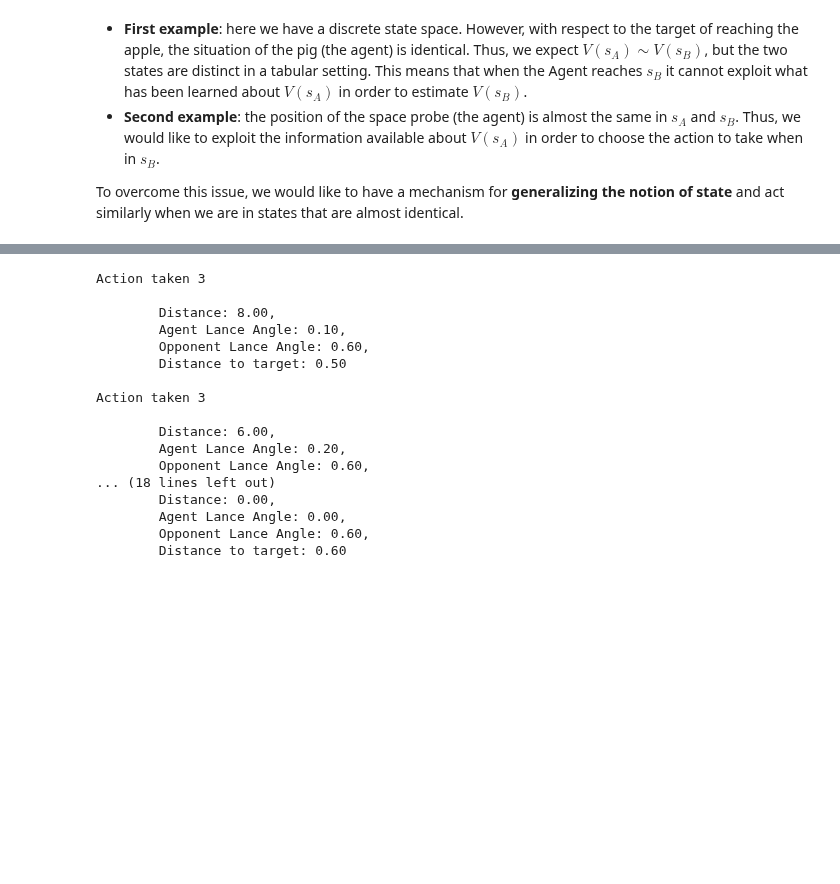
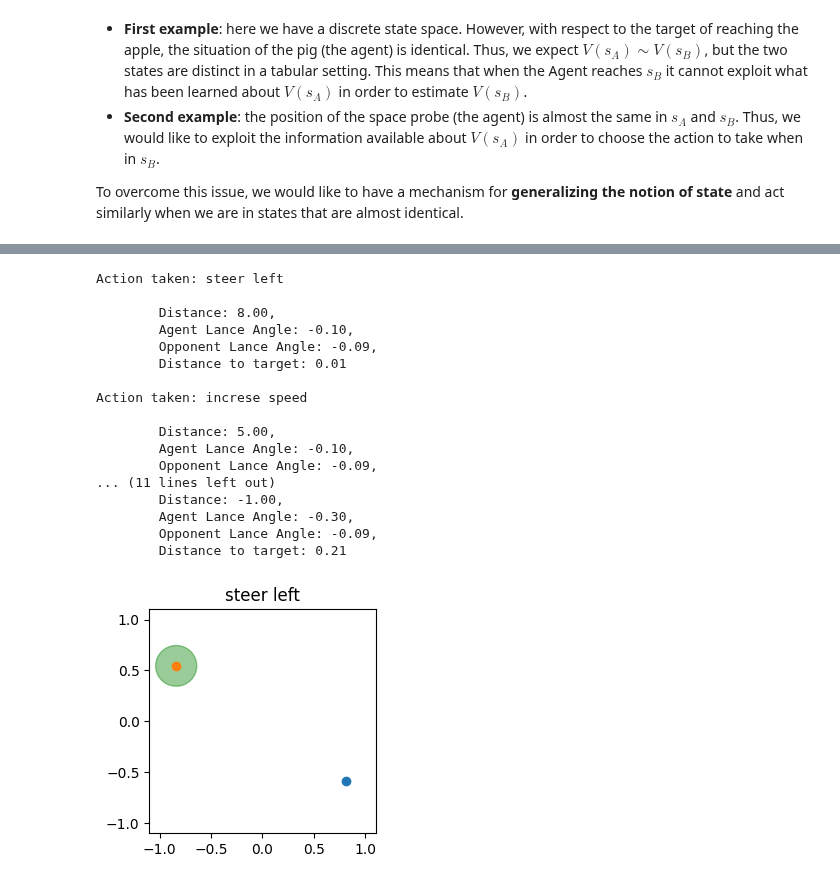
Before and after one commit to afflint/rlcoding, a Jupyter notebook: 2024-25/L2.0-value-function-approximation.ipynb, the cells around one changed output, grey strips where cells are left out. Drawn from its saved outputs; the diff is of its cells as text; code cells hidden in the pictures; blank space fills up the shorter version.

```diff
--- a/2024-25/L2.0-value-function-approximation.ipynb
+++ b/2024-25/L2.0-value-function-approximation.ipynb
@@ -72,31 +85,44 @@ import gymnasium as gym
 # %%
 env = gym.make('JoustingDuel-v0', distance=10)
-state = env.reset()
+state, _ = env.reset()
+action_labels = {
+    0: 'steer left', 1: 'stay centered', 2: 'steer right', 3: 'lance up', 4: 'lance down', 5: 'increse speed'
+}
 
 done = False
 while not done:
-    action = env.action_space.sample()  # Random action
-    print(f"Action taken {action}")
+    action = env.action_space.sample()
+    print(f"\nAction taken: {action_labels[action]}")
     state, reward, done, truncated, info = env.step(action)
-    env.render()  # Print the game state
-    print()
-
+    env.render()
 env.close()
 # %% [output]
-Action taken 3
+Action taken: steer left
 
         Distance: 8.00,
-        Agent Lance Angle: 0.10,
-        Opponent Lance Angle: 0.60,
-        Distance to target: 0.50
+        Agent Lance Angle: -0.10,
+        Opponent Lance Angle: -0.09,
+        Distance to target: 0.01
 
-Action taken 3
+Action taken: increse speed
 
-        Distance: 6.00,
-        Agent Lance Angle: 0.20,
-        Opponent Lance Angle: 0.60,
-... (18 lines left out)
-        Distance: 0.00,
-        Agent Lance Angle: 0.00,
-        Opponent Lance Angle: 0.60,
-        Distance to target: 0.60
+        Distance: 5.00,
+        Agent Lance Angle: -0.10,
+        Opponent Lance Angle: -0.09,
+... (11 lines left out)
+        Distance: -1.00,
+        Agent Lance Angle: -0.30,
+        Opponent Lance Angle: -0.09,
+        Distance to target: 0.21
+# %%
+state, _ = env.reset()
+done = False
+while not done:
+    action = env.action_space.sample()
+    state, reward, done, truncated, info = env.step(action)
+    clear_output(wait=True)
+    im = env.unwrapped.show_target(title=action_labels[action])
+    time.sleep(1)
+env.close()
+# %% [output]
+[figure, added]
```
Also changed, not shown: parts of 12 cells of this notebook, 1 other file.
